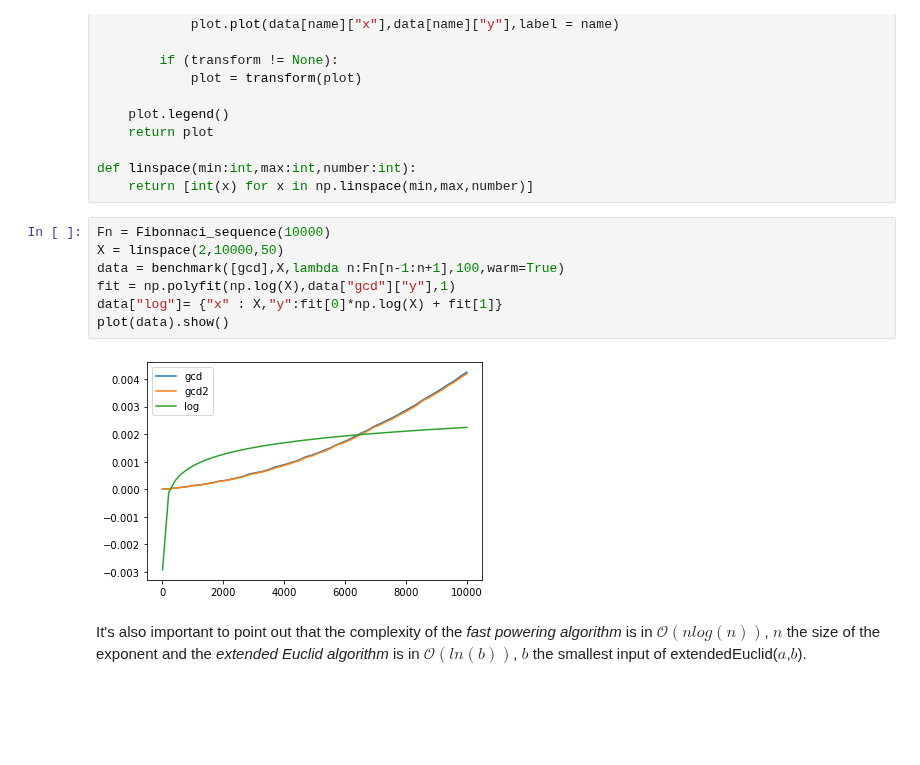
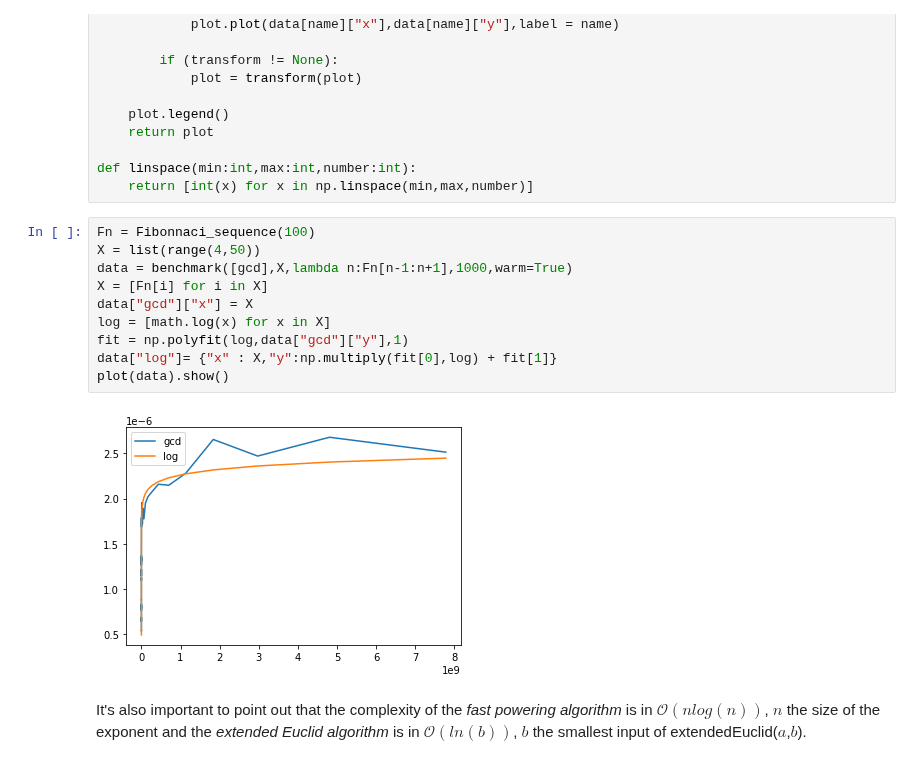
Before and after one commit to galyfray/IT41_TH1, a Jupyter notebook: Question1.ipynb, the cells around one changed output. Cells and saved outputs as stored; diff of their text form; blank space fills up the shorter version.

```diff
--- a/Question1.ipynb
+++ b/Question1.ipynb
@@ -441,14 +441,17 @@ def plot(data,transform=None,format=None):
 def linspace(min:int,max:int,number:int):
     return [int(x) for x in np.linspace(min,max,number)]
 # %%
-Fn = Fibonnaci_sequence(10000)
-X = linspace(2,10000,50)
-data = benchmark([gcd],X,lambda n:Fn[n-1:n+1],100,warm=True)
-fit = np.polyfit(np.log(X),data["gcd"]["y"],1)
-data["log"]= {"x" : X,"y":fit[0]*np.log(X) + fit[1]}
+Fn = Fibonnaci_sequence(100)
+X = list(range(4,50))
+data = benchmark([gcd],X,lambda n:Fn[n-1:n+1],1000,warm=True)
+X = [Fn[i] for i in X]
+data["gcd"]["x"] = X
+log = [math.log(x) for x in X]
+fit = np.polyfit(log,data["gcd"]["y"],1)
+data["log"]= {"x" : X,"y":np.multiply(fit[0],log) + fit[1]}
 plot(data).show()
 # %% [output]
-[figure, old version]
+[figure, new version]
 # %% [markdown]
 It's also important to point out that the complexity of the *fast powering algorithm* is in $\mathcal{O}(nlog(n))$, $n$ the size of the exponent and the *extended Euclid algorithm* is in $\mathcal{O}(ln(b))$, $b$ the smallest input of extendedEuclid($a$,$b$).
 # %% [markdown]
```
